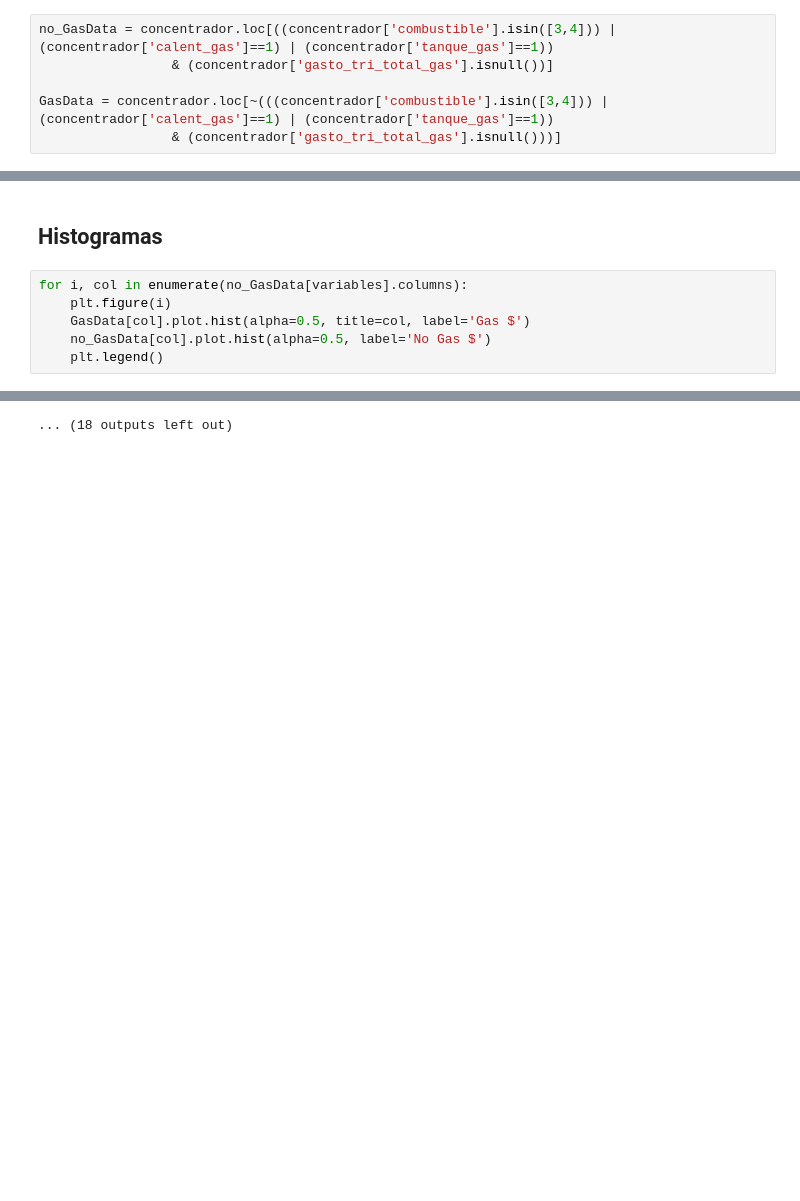
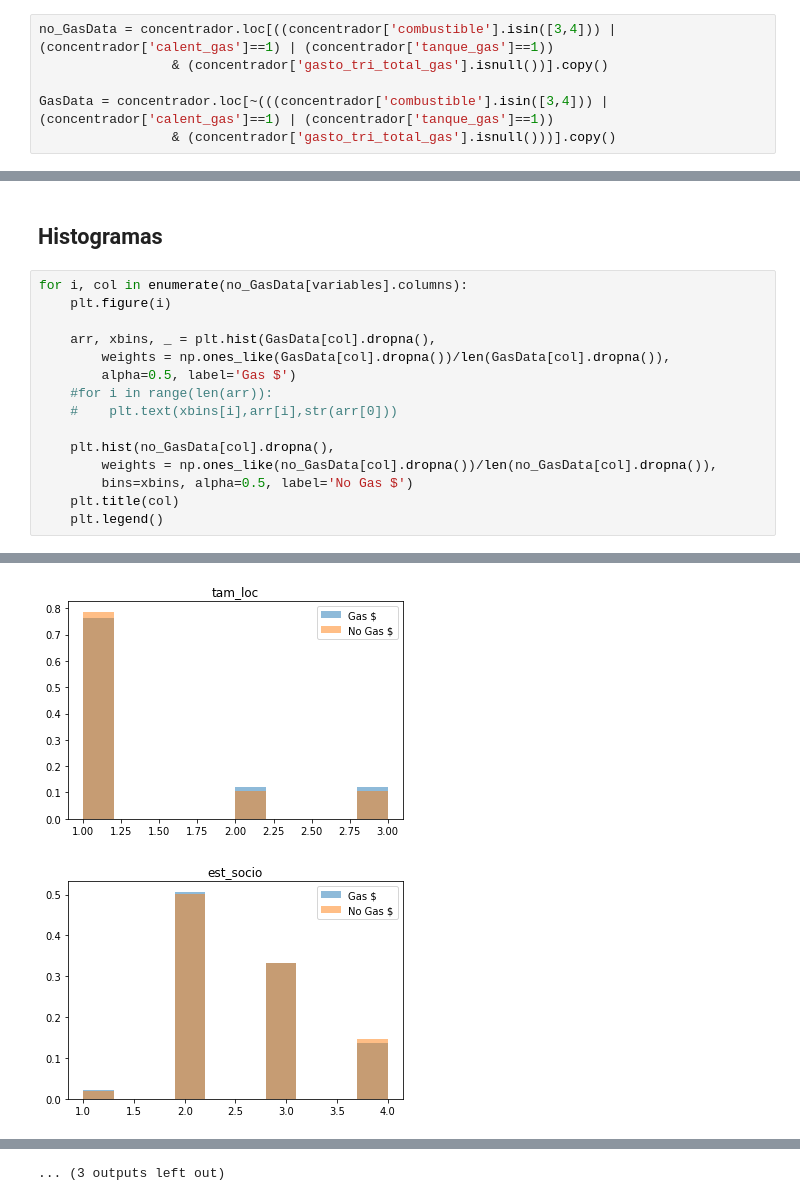
Before and after one commit to Sergio-Huezo/ResEleCon-MX, a Jupyter notebook: Data Check.ipynb, the cells around one changed output, grey strips where cells are left out. Saved outputs shown, nothing was run; the diff lists cells and outputs as text; blank space fills up the shorter version.

Commit message:
normalized histograms

```diff
--- a/Data Check.ipynb
+++ b/Data Check.ipynb
@@ -115,10 +117,10 @@ with pd.ExcelWriter('csv_files/data_check_2016_nanAsZero_national.xlsx') as writ
 # Data description
 # %%
 no_GasData = concentrador.loc[((concentrador['combustible'].isin([3,4])) | (concentrador['calent_gas']==1) | (concentrador['tanque_gas']==1))
-                 & (concentrador['gasto_tri_total_gas'].isnull())]
+                 & (concentrador['gasto_tri_total_gas'].isnull())].copy()
 
 GasData = concentrador.loc[~(((concentrador['combustible'].isin([3,4])) | (concentrador['calent_gas']==1) | (concentrador['tanque_gas']==1))
-                 & (concentrador['gasto_tri_total_gas'].isnull()))]
+                 & (concentrador['gasto_tri_total_gas'].isnull()))].copy()
 # %%
 variables = ['tam_loc','est_socio','disp_elect','tenencia','calent_sol','calent_gas','tanque_gas','aire_acond',
              'calefacc','publico','focos_inca','focos_ahor','combustible','gasto_tri_ele','gasto_tri_total_gasolina']
@@ -158,7 +160,16 @@ no_GasData[var_cont].describe()
 # %%
 for i, col in enumerate(no_GasData[variables].columns):
     plt.figure(i)
-    GasData[col].plot.hist(alpha=0.5, title=col, label='Gas $')
-    no_GasData[col].plot.hist(alpha=0.5, label='No Gas $')
+
+    arr, xbins, _ = plt.hist(GasData[col].dropna(),
+        weights = np.ones_like(GasData[col].dropna())/len(GasData[col].dropna()),
+        alpha=0.5, label='Gas $')
+    #for i in range(len(arr)):
+    #    plt.text(xbins[i],arr[i],str(arr[0]))
+
+    plt.hist(no_GasData[col].dropna(),
+        weights = np.ones_like(no_GasData[col].dropna())/len(no_GasData[col].dropna()),
+        bins=xbins, alpha=0.5, label='No Gas $')
+    plt.title(col)
     plt.legend()
 # %% [output]
@@ -176,0 +176,2 @@ for i, col in enumerate(no_GasData[variables].columns):
+[figure, added]
+[figure, added]
@@ -177 +188 @@ for i, col in enumerate(no_GasData[variables].columns):
-... (18 outputs left out)
+... (3 outputs left out)
```
Also changed, not shown: parts of 3 cells of this notebook, 1 other file.
